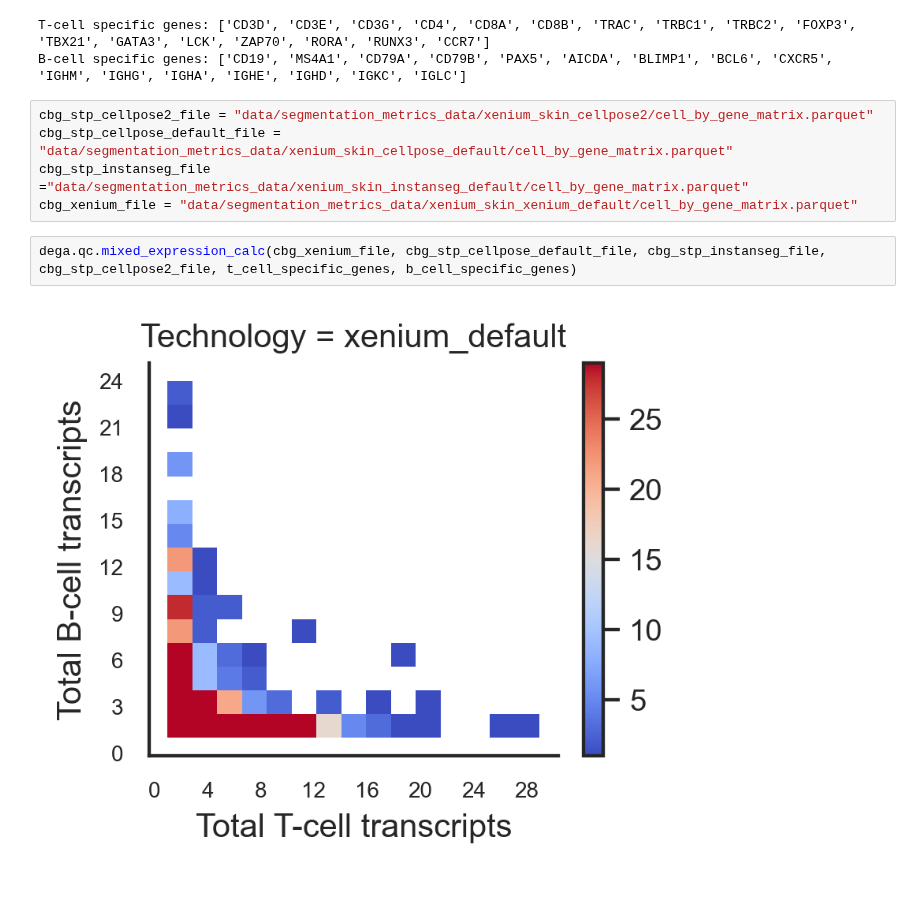
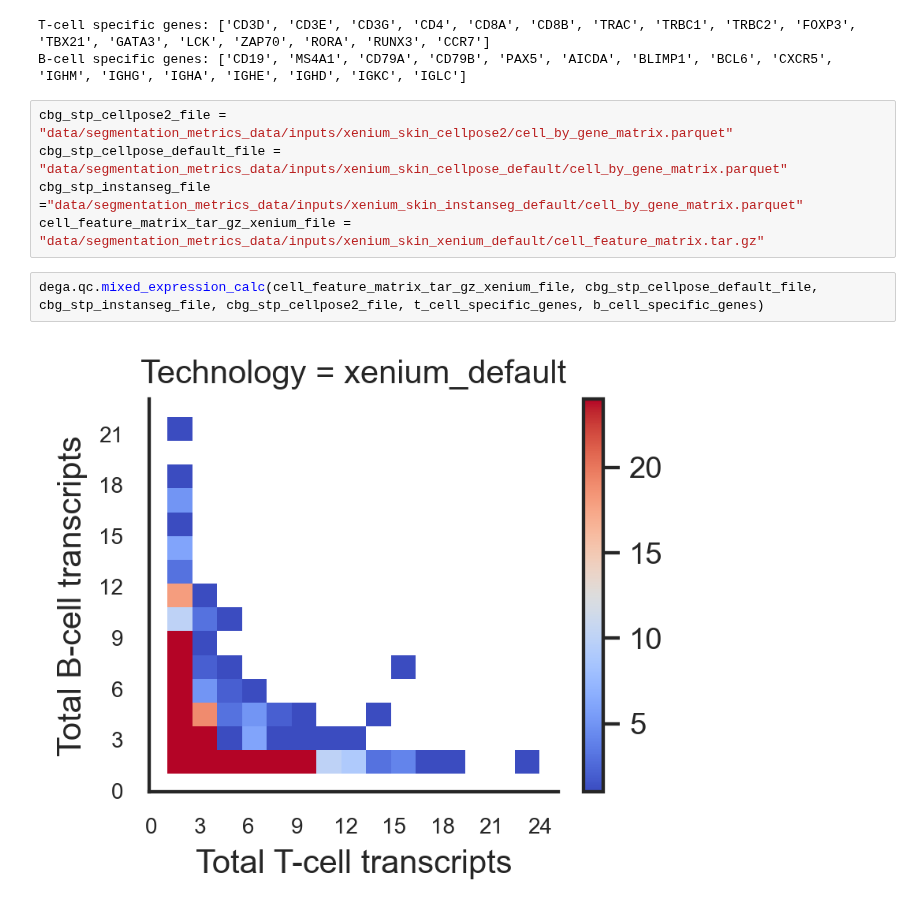
Before and after one commit to broadinstitute/celldega, a Jupyter notebook: notebooks/Segmentation_QC.ipynb, the cells around one changed output. Saved outputs shown, nothing was run; the diff lists cells and outputs as text.

Commit message:
more qc functions for default xenium results

```diff
--- a/notebooks/Segmentation_QC.ipynb
+++ b/notebooks/Segmentation_QC.ipynb
@@ -119,14 +149,14 @@ print("B-cell specific genes:", b_cell_specific_genes)
 T-cell specific genes: ['CD3D', 'CD3E', 'CD3G', 'CD4', 'CD8A', 'CD8B', 'TRAC', 'TRBC1', 'TRBC2', 'FOXP3', 'TBX21', 'GATA3', 'LCK', 'ZAP70', 'RORA', 'RUNX3', 'CCR7']
 B-cell specific genes: ['CD19', 'MS4A1', 'CD79A', 'CD79B', 'PAX5', 'AICDA', 'BLIMP1', 'BCL6', 'CXCR5', 'IGHM', 'IGHG', 'IGHA', 'IGHE', 'IGHD', 'IGKC', 'IGLC']
 # %%
-cbg_stp_cellpose2_file = "data/segmentation_metrics_data/xenium_skin_cellpose2/cell_by_gene_matrix.parquet"
-cbg_stp_cellpose_default_file = "data/segmentation_metrics_data/xenium_skin_cellpose_default/cell_by_gene_matrix.parquet"
-cbg_stp_instanseg_file ="data/segmentation_metrics_data/xenium_skin_instanseg_default/cell_by_gene_matrix.parquet"
-cbg_xenium_file = "data/segmentation_metrics_data/xenium_skin_xenium_default/cell_by_gene_matrix.parquet"
+cbg_stp_cellpose2_file = "data/segmentation_metrics_data/inputs/xenium_skin_cellpose2/cell_by_gene_matrix.parquet"
+cbg_stp_cellpose_default_file = "data/segmentation_metrics_data/inputs/xenium_skin_cellpose_default/cell_by_gene_matrix.parquet"
+cbg_stp_instanseg_file ="data/segmentation_metrics_data/inputs/xenium_skin_instanseg_default/cell_by_gene_matrix.parquet"
+cell_feature_matrix_tar_gz_xenium_file = "data/segmentation_metrics_data/inputs/xenium_skin_xenium_default/cell_feature_matrix.tar.gz"
 # %%
-dega.qc.mixed_expression_calc(cbg_xenium_file, cbg_stp_cellpose_default_file, cbg_stp_instanseg_file, cbg_stp_cellpose2_file, t_cell_specific_genes, b_cell_specific_genes)
+dega.qc.mixed_expression_calc(cell_feature_matrix_tar_gz_xenium_file, cbg_stp_cellpose_default_file, cbg_stp_instanseg_file, cbg_stp_cellpose2_file, t_cell_specific_genes, b_cell_specific_genes)
 # %% [output]
-[figure, old version]
+[figure, new version]
 [figure]
 [figure]
 [figure]
```
Also changed, not shown: parts of 5 cells of this notebook, 1 other file.
